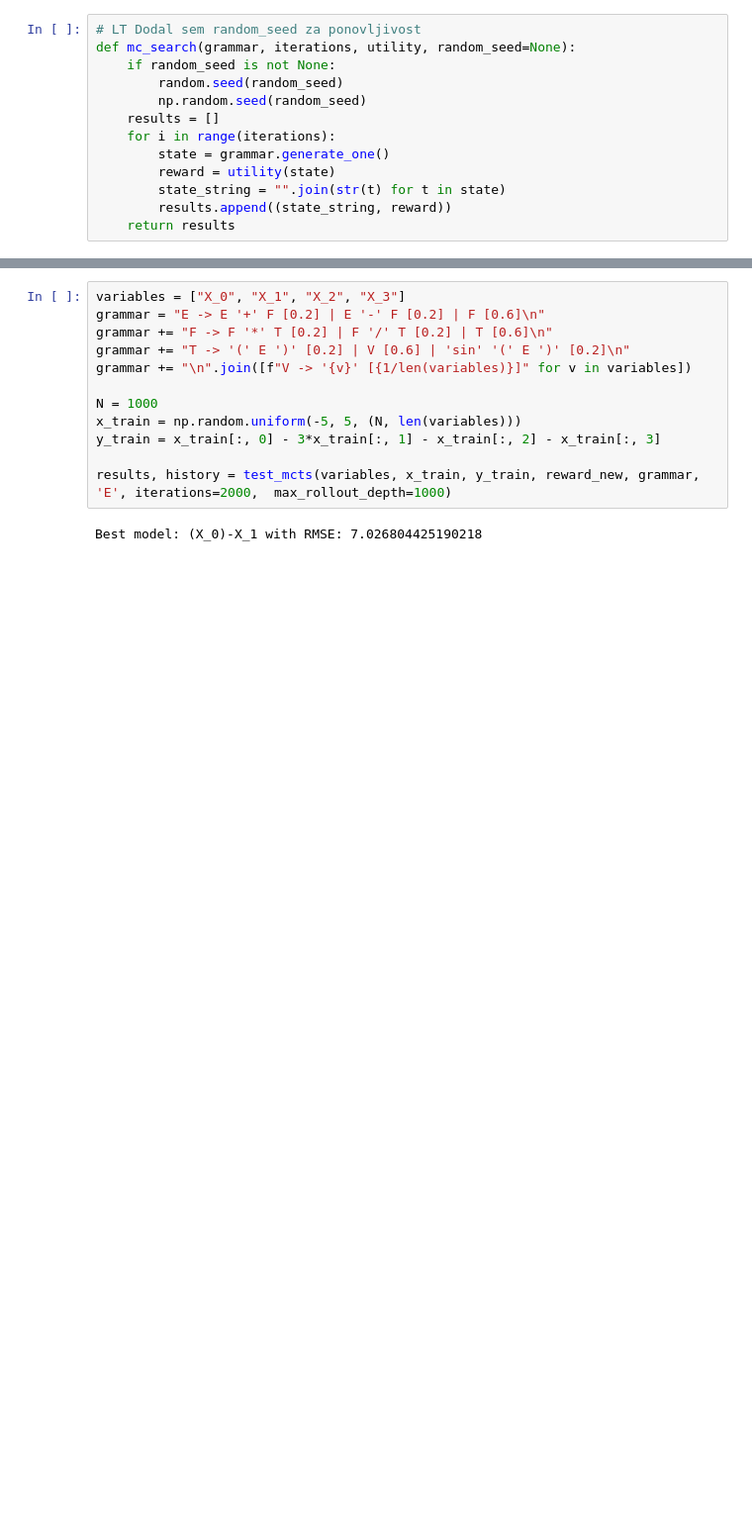
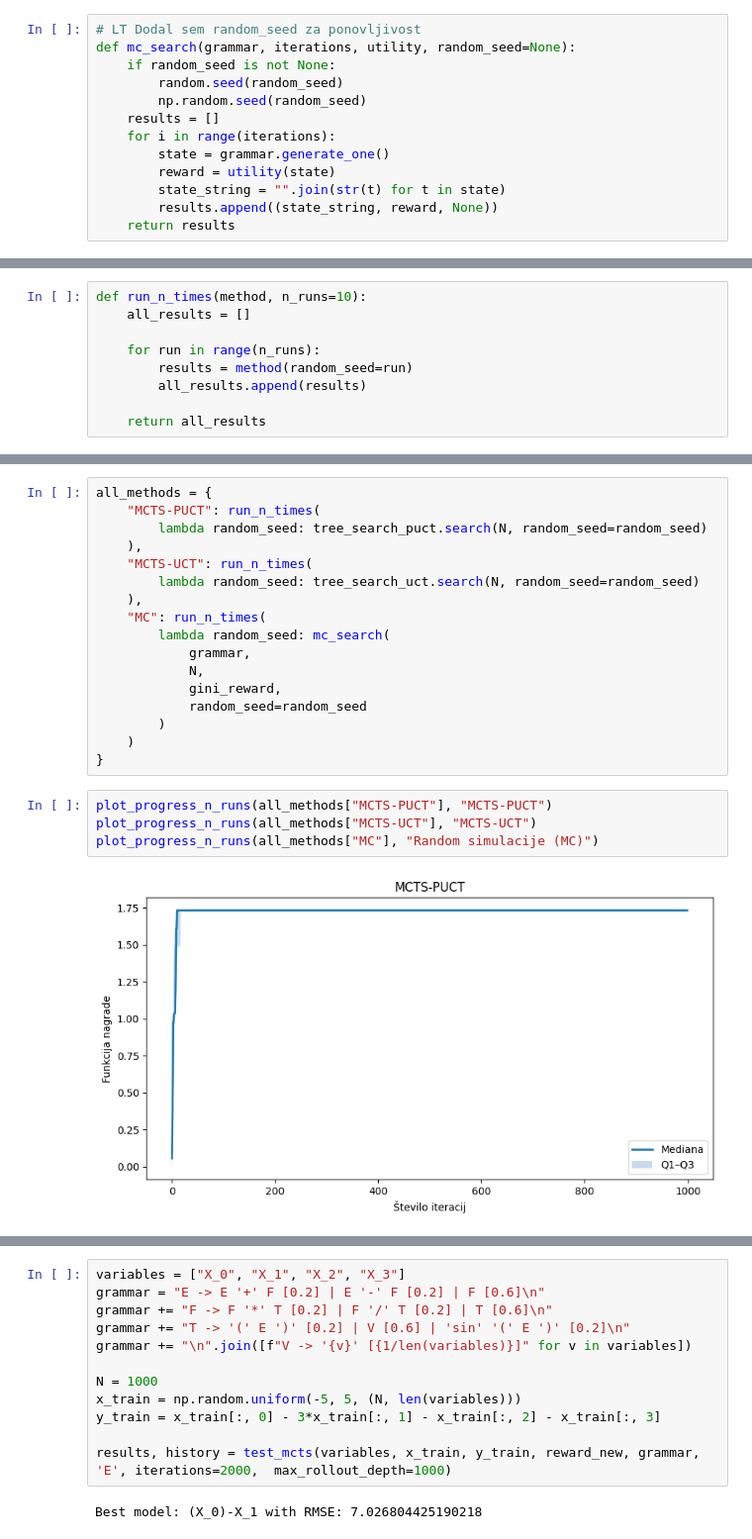
Before and after one commit to tinadrnovsek/mcts-PCFG, a Jupyter notebook: mcts.ipynb, the cells around one changed output, grey strips where cells are left out. Shown at 99% size. Drawn from its saved outputs; the diff is of its cells as text; blank space fills up the shorter version.

```diff
--- a/mcts.ipynb
+++ b/mcts.ipynb
@@ -331,7 +275,7 @@ def mc_search(grammar, iterations, utility, random_seed=None):
         state = grammar.generate_one()
         reward = utility(state)
         state_string = "".join(str(t) for t in state)
-        results.append((state_string, reward))
+        results.append((state_string, reward, None))
     return results
 # %%
 # za zacetek vzamemo 3
@@ -438,0 +375,9 @@ def test_mcts(variables, X, y, reward, grammar_str, start_symbol, iterations=100
+# %%
+def run_n_times(method, n_runs=10):
+    all_results = []
+
+    for run in range(n_runs):
+        results = method(random_seed=run)
+        all_results.append(results)
+
+    return all_results
@@ -438,0 +430,23 @@ def test_mcts(variables, X, y, reward, grammar_str, start_symbol, iterations=100
+# %%
+all_methods = {
+    "MCTS-PUCT": run_n_times(
+        lambda random_seed: tree_search_puct.search(N, random_seed=random_seed)
+    ),
+    "MCTS-UCT": run_n_times(
+        lambda random_seed: tree_search_uct.search(N, random_seed=random_seed)
+    ),
+    "MC": run_n_times(
+        lambda random_seed: mc_search(
+            grammar,
+            N,
+            gini_reward,
+            random_seed=random_seed
+        )
+    )
+}
+# %%
+plot_progress_n_runs(all_methods["MCTS-PUCT"], "MCTS-PUCT")
+plot_progress_n_runs(all_methods["MCTS-UCT"], "MCTS-UCT")
+plot_progress_n_runs(all_methods["MC"], "Random simulacije (MC)")
+# %% [output]
+[figure, added]
```
Also changed, not shown: parts of 17 cells of this notebook.
